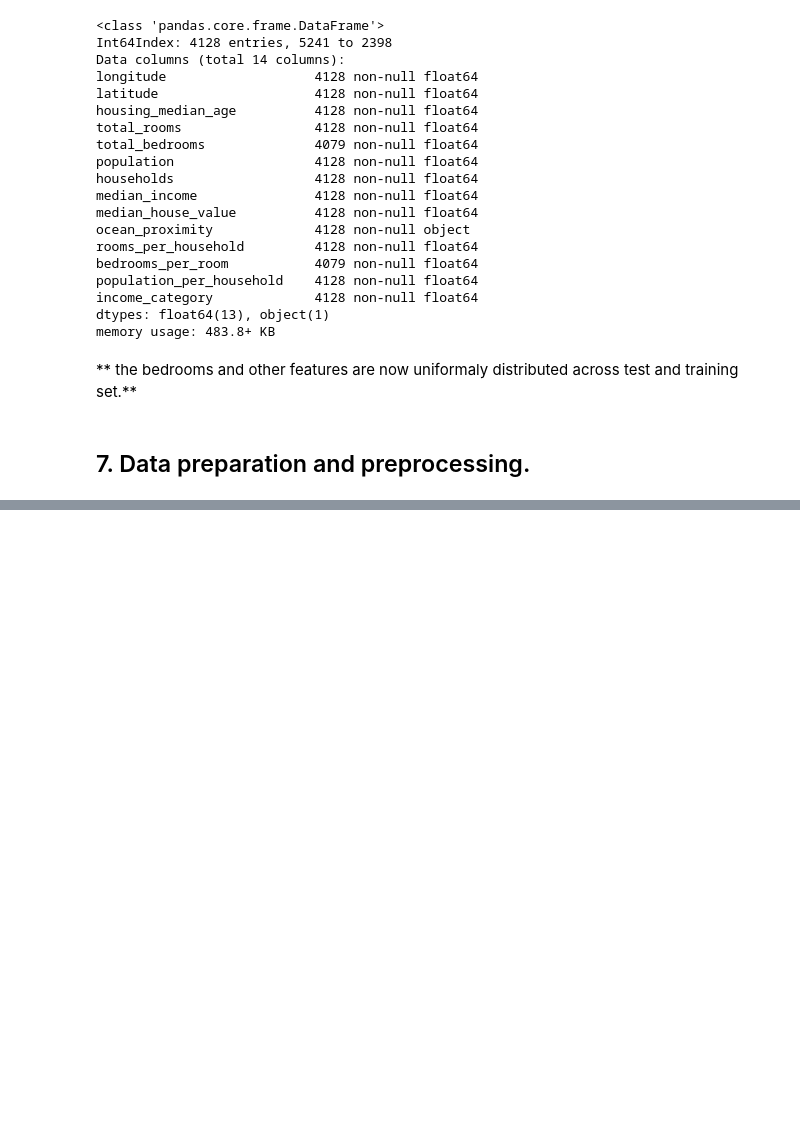
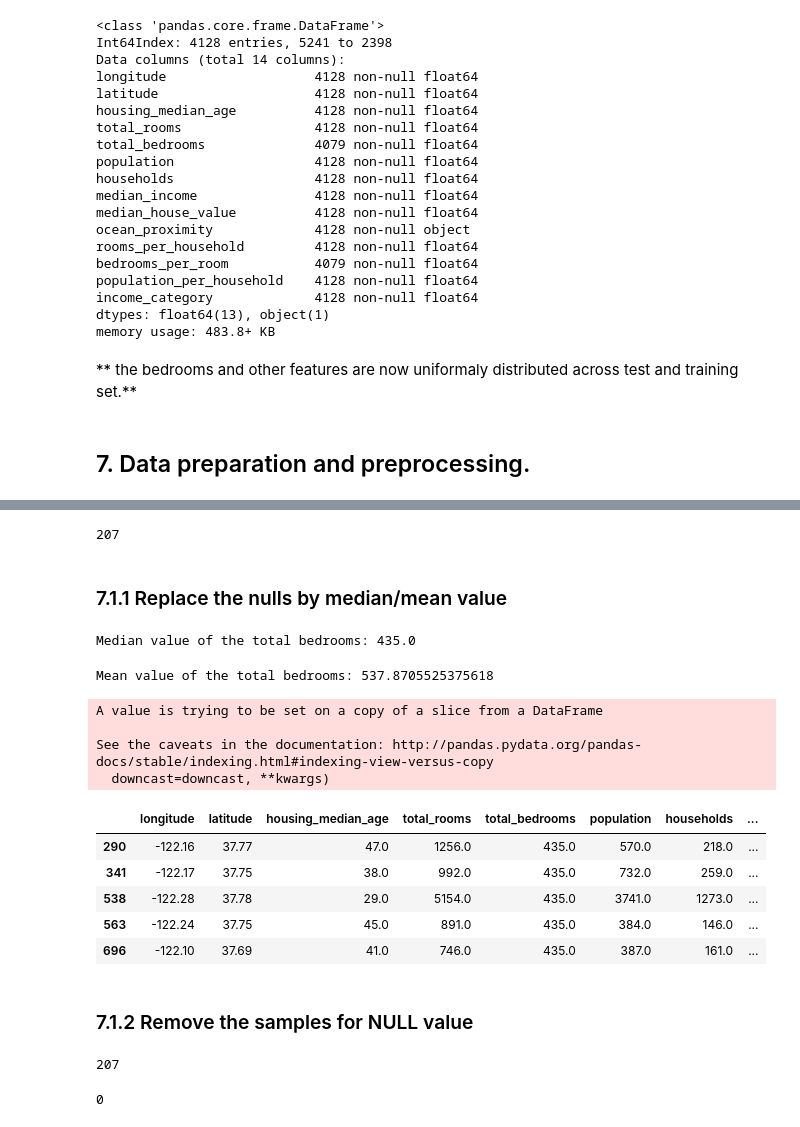
Before and after one commit to mkumar73/machine-learning, a Jupyter notebook: 02_housing_data_prediction.ipynb, the cells around one changed output, grey strips where cells are left out. Saved outputs shown, nothing was run; the diff lists cells and outputs as text; code cells hidden in the pictures; blank space fills up the shorter version.

```diff
--- a/02_housing_data_prediction.ipynb
+++ b/02_housing_data_prediction.ipynb
@@ -481,0 +503,3 @@ memory usage: 483.8+ KB
+# %%
+housing = housing.drop('median_house_value', axis=1)
+housing.info()
@@ -481,0 +527,2 @@ memory usage: 483.8+ KB
+# %%
+incomplete_sample = housing[housing.isnull().any(axis=1)]
@@ -481,0 +538,37 @@ memory usage: 483.8+ KB
+# %%
+len(incomplete_sample)
+# %% [output]
+207
+# %% [markdown]
+### 7.1.1 Replace the nulls by median/mean value
+# %%
+median_bedrooms = housing['total_bedrooms'].median()
+print('Median value of the total bedrooms:',median_bedrooms)
+# %% [output]
+Median value of the total bedrooms: 435.0
+# %%
+mean_bedrooms = housing['total_bedrooms'].mean()
+print('Mean value of the total bedrooms:',mean_bedrooms)
+# %% [output]
+Mean value of the total bedrooms: 537.8705525375618
+# %%
+incomplete_sample.fillna(median_bedrooms, inplace=True)
+incomplete_sample.head()
+# %% [output]
+A value is trying to be set on a copy of a slice from a DataFrame
+
+See the caveats in the documentation: http://pandas.pydata.org/pandas-docs/stable/indexing.html#indexing-view-versus-copy
+  downcast=downcast, **kwargs)
+|  | longitude | latitude | housing_median_age | total_rooms | total_bedrooms | population | households | ... |
+| 290 | -122.16 | 37.77 | 47.0 | 1256.0 | 435.0 | 570.0 | 218.0 | ... |
+| 341 | -122.17 | 37.75 | 38.0 | 992.0 | 435.0 | 732.0 | 259.0 | ... |
+| 538 | -122.28 | 37.78 | 29.0 | 5154.0 | 435.0 | 3741.0 | 1273.0 | ... |
+| 563 | -122.24 | 37.75 | 45.0 | 891.0 | 435.0 | 384.0 | 146.0 | ... |
+| 696 | -122.10 | 37.69 | 41.0 | 746.0 | 435.0 | 387.0 | 161.0 | ... |
+# %% [markdown]
+### 7.1.2 Remove the samples for NULL value
+# %%
+incomplete_sample_2 = housing[housing.isnull().any(axis=1)]
+len(incomplete_sample_2)
+# %% [output]
+207
@@ -481,0 +577,4 @@ memory usage: 483.8+ KB
+# %%
+len(samples)
+# %% [output]
+0
```
Also changed, not shown: parts of 19 cells of this notebook.
